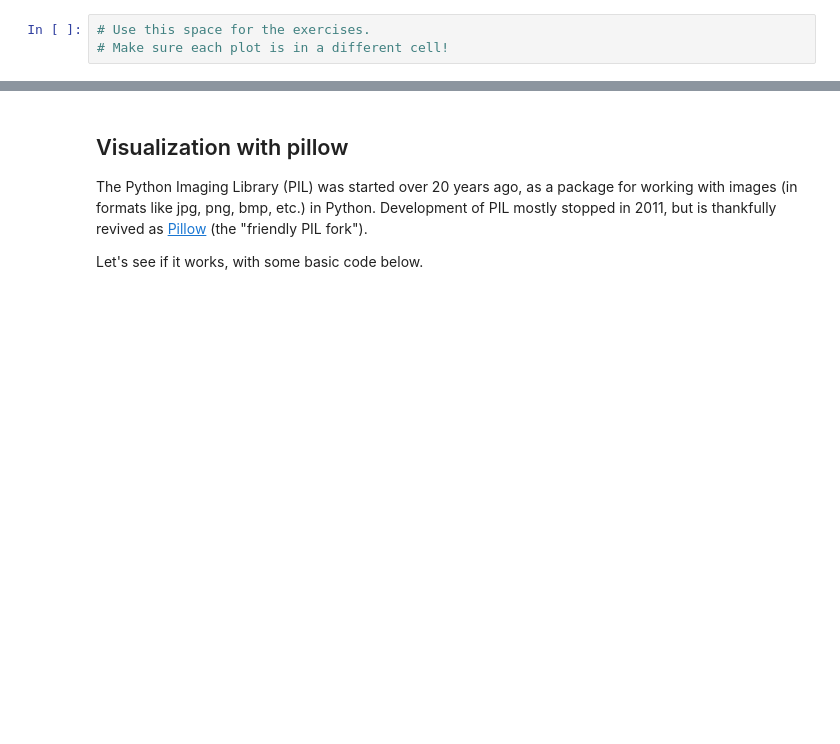
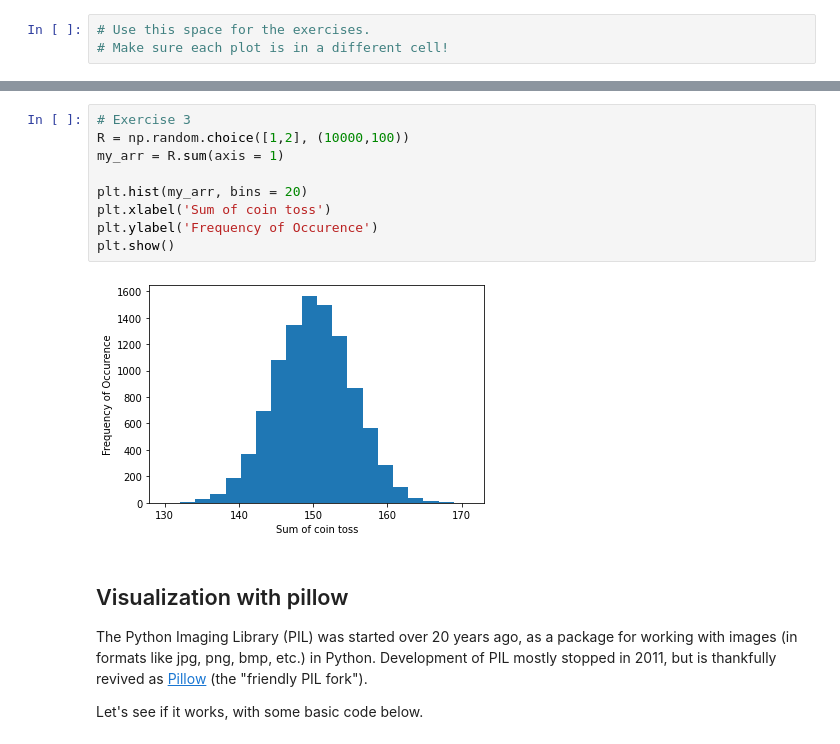
Before and after one commit to rosridha/MATH152, a Jupyter notebook: P4M_Notebook_4.ipynb, the cells around one changed output, grey strips where cells are left out. Cells and saved outputs as stored; diff of their text form; blank space fills up the shorter version.

```diff
--- a/P4M_Notebook_4.ipynb
+++ b/P4M_Notebook_4.ipynb
@@ -970,3 +999,14 @@ The command `np.linspace(start, stop, length)` creates a numpy array that begins
+# %%
+# Exercise 3
+R = np.random.choice([1,2], (10000,100))
+my_arr = R.sum(axis = 1)
+
+plt.hist(my_arr, bins = 20)
+plt.xlabel('Sum of coin toss')
+plt.ylabel('Frequency of Occurence')
+plt.show()
+# %% [output]
+[figure, added]
 # %% [markdown]
 ## Visualization with pillow
 
```
Also changed, not shown: parts of 16 cells of this notebook.
